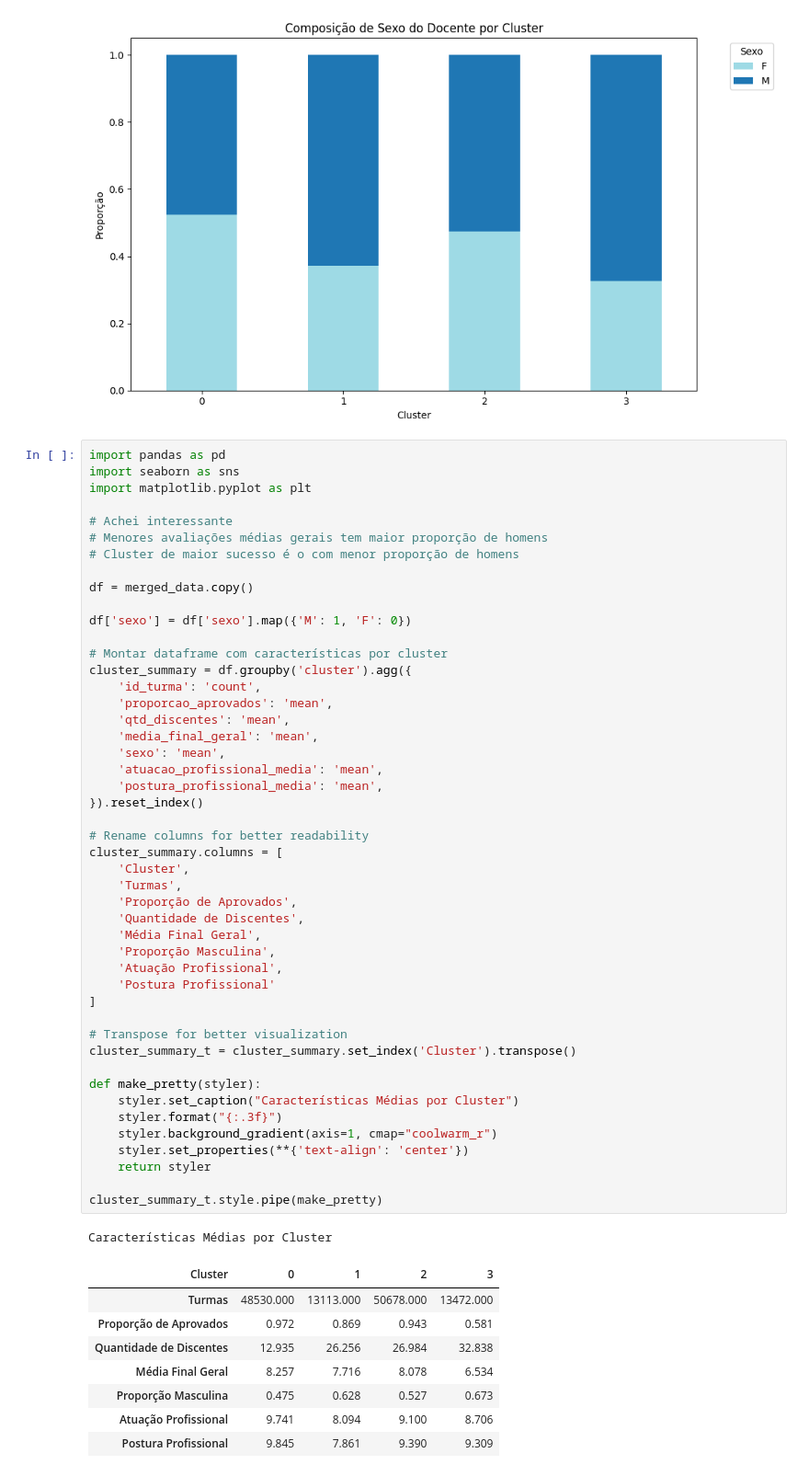
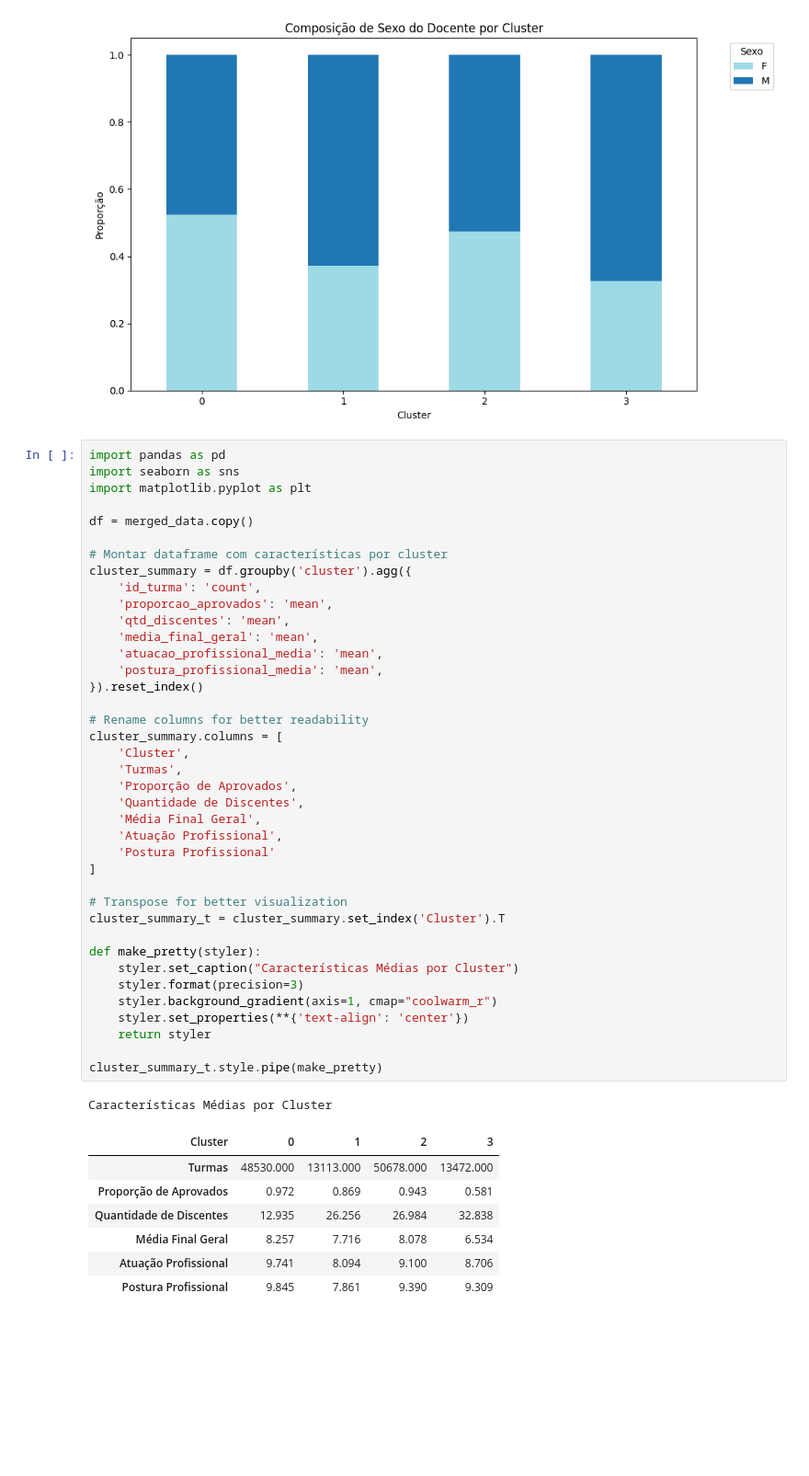
Before and after one commit to PETCC-UFRN/data-pet, a Jupyter notebook: ENAPET2025/clustering/analise_clusters.ipynb, the cells around one changed output. Shown: that part at 92% size. Saved outputs shown, nothing was run; the diff lists cells and outputs as text; blank space fills up the shorter version.

```diff
--- a/ENAPET2025/clustering/analise_clusters.ipynb
+++ b/ENAPET2025/clustering/analise_clusters.ipynb
@@ -184,13 +186,7 @@ import pandas as pd
 import seaborn as sns
 import matplotlib.pyplot as plt
 
-# Achei interessante
-# Menores avaliações médias gerais tem maior proporção de homens
-# Cluster de maior sucesso é o com menor proporção de homens
-
 df = merged_data.copy()
-
-df['sexo'] = df['sexo'].map({'M': 1, 'F': 0})
 
 # Montar dataframe com características por cluster
 cluster_summary = df.groupby('cluster').agg({
@@ -198,41 +194,38 @@ cluster_summary = df.groupby('cluster').agg({
     'proporcao_aprovados': 'mean',
     'qtd_discentes': 'mean',
     'media_final_geral': 'mean',
-    'sexo': 'mean',
     'atuacao_profissional_media': 'mean',
     'postura_profissional_media': 'mean',
 }).reset_index()
 
 # Rename columns for better readability
 cluster_summary.columns = [
     'Cluster',
     'Turmas',
     'Proporção de Aprovados',
     'Quantidade de Discentes',
     'Média Final Geral',
-    'Proporção Masculina',
     'Atuação Profissional',
     'Postura Profissional'
 ]
 
 # Transpose for better visualization
-cluster_summary_t = cluster_summary.set_index('Cluster').transpose()
+cluster_summary_t = cluster_summary.set_index('Cluster').T
 
 def make_pretty(styler):
     styler.set_caption("Características Médias por Cluster")
-    styler.format("{:.3f}")
+    styler.format(precision=3)
     styler.background_gradient(axis=1, cmap="coolwarm_r")
     styler.set_properties(**{'text-align': 'center'})
     return styler
 
 cluster_summary_t.style.pipe(make_pretty)
 # %% [output]
 Características Médias por Cluster
 | Cluster | 0 | 1 | 2 | 3 |
 | Turmas | 48530.000 | 13113.000 | 50678.000 | 13472.000 |
 | Proporção de Aprovados | 0.972 | 0.869 | 0.943 | 0.581 |
 | Quantidade de Discentes | 12.935 | 26.256 | 26.984 | 32.838 |
 | Média Final Geral | 8.257 | 7.716 | 8.078 | 6.534 |
-| Proporção Masculina | 0.475 | 0.628 | 0.527 | 0.673 |
 | Atuação Profissional | 9.741 | 8.094 | 9.100 | 8.706 |
 | Postura Profissional | 9.845 | 7.861 | 9.390 | 9.309 |
```
Also changed, not shown: parts of 1 cell of this notebook, 1 other file.
